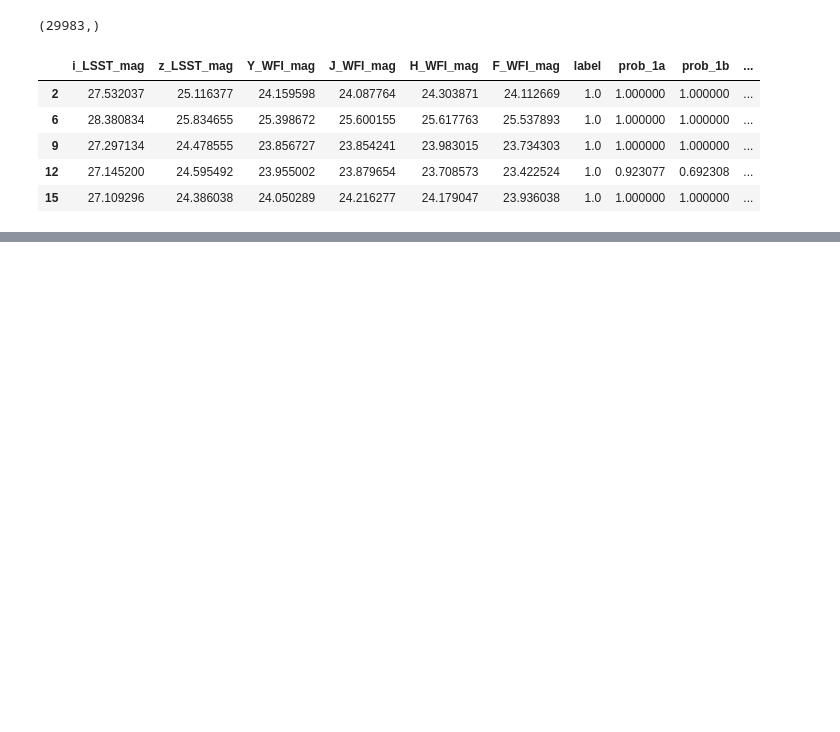
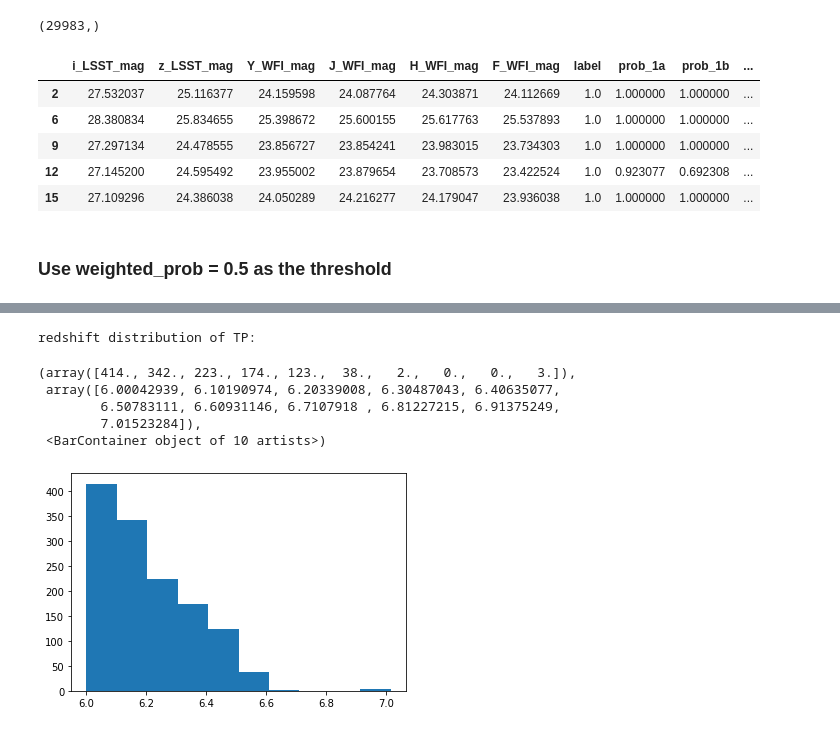
Before and after one commit to jlmaurora233/high-z-quasar-classification, a Jupyter notebook: z pipeline prob.ipynb, the cells around one changed output, grey strips where cells are left out. Drawn from its saved outputs; the diff is of its cells as text; code cells hidden in the pictures; blank space fills up the shorter version.

```diff
--- a/z pipeline prob.ipynb
+++ b/z pipeline prob.ipynb
@@ -500,3 +407,5 @@ test_copy.head()
+# %% [markdown]
+### Use weighted_prob = 0.5 as the threshold
 # %%
 pred_qso = test_copy[test_copy['weighted prob'] > 0.5]
 pred_qso.describe()
@@ -523,6 +432,17 @@ tp.describe()
 | 50% | 27.896823 | 25.066103 | 24.489960 | 24.487247 | 24.518998 | 24.308675 | 1.0 | 1.000000 | 1.000000 | ... |
 | 75% | 28.494754 | 25.540923 | 24.997706 | 25.016563 | 25.020908 | 24.821146 | 1.0 | 1.000000 | 1.000000 | ... |
 | max | 34.283547 | 25.999147 | 26.175825 | 26.290053 | 26.334833 | 26.129822 | 1.0 | 1.000000 | 1.000000 | ... |
+# %%
+print('redshift distribution of TP:')
+plt.hist(tp['z'])
+# %% [output]
+redshift distribution of TP:
+(array([414., 342., 223., 174., 123.,  38.,   2.,   0.,   0.,   3.]),
+ array([6.00042939, 6.10190974, 6.20339008, 6.30487043, 6.40635077,
+        6.50783111, 6.60931146, 6.7107918 , 6.81227215, 6.91375249,
+        7.01523284]),
+ <BarContainer object of 10 artists>)
+[figure, added]
 # %%
 # false positive: the difference between tp and pred positive
 fp = pd.merge(tp, pred_qso, on=['i_LSST_mag', 'z_LSST_mag', 'Y_WFI_mag', 'J_WFI_mag', 'H_WFI_mag', 'F_WFI_mag'], how='outer', indicator=True).query("_merge != 'both'").drop('_merge', axis=1).reset_index(drop=True)
```
Also changed, not shown: parts of 43 cells of this notebook.
